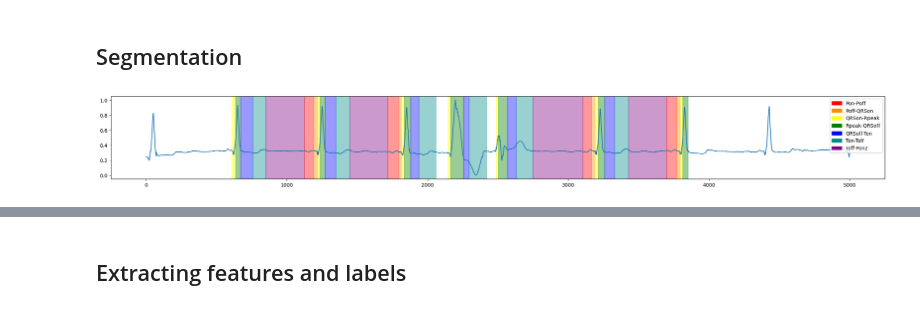
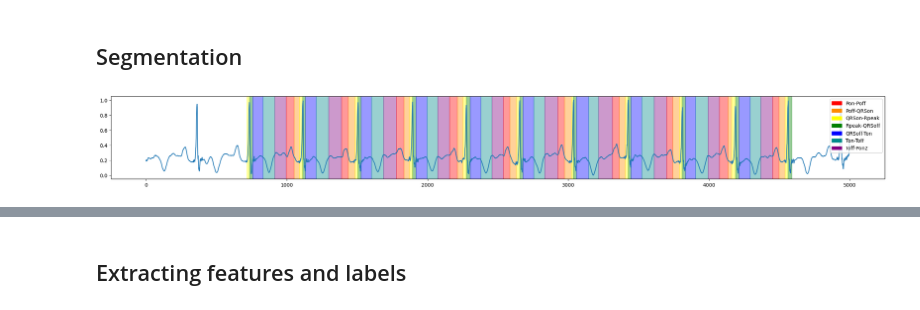
Before and after one commit to rendyisd/ecg-delineation, a Jupyter notebook: main/data_preprocessing.ipynb, the cells around one changed output, grey strips where cells are left out. Saved outputs shown, nothing was run; the diff lists cells and outputs as text; code cells hidden in the pictures.

```diff
--- a/main/data_preprocessing.ipynb
+++ b/main/data_preprocessing.ipynb
@@ -190,11 +153,11 @@ plt.show()
 # %% [markdown]
 ## Segmentation
 # %%
-ecg = ECGSignal.load_ecg_signal(125, 'atr_ii')
+ecg = ECGSignal.load_ecg_signal(69, 'atr_iii')
 
 ecg.plot_segments()
 # %% [output]
-[figure, old version]
+[figure, new version]
 # %%
 ecg_beats = ecg.cut_per_beat()
 
```
Also changed, not shown: parts of 21 cells of this notebook, 7 other files.
